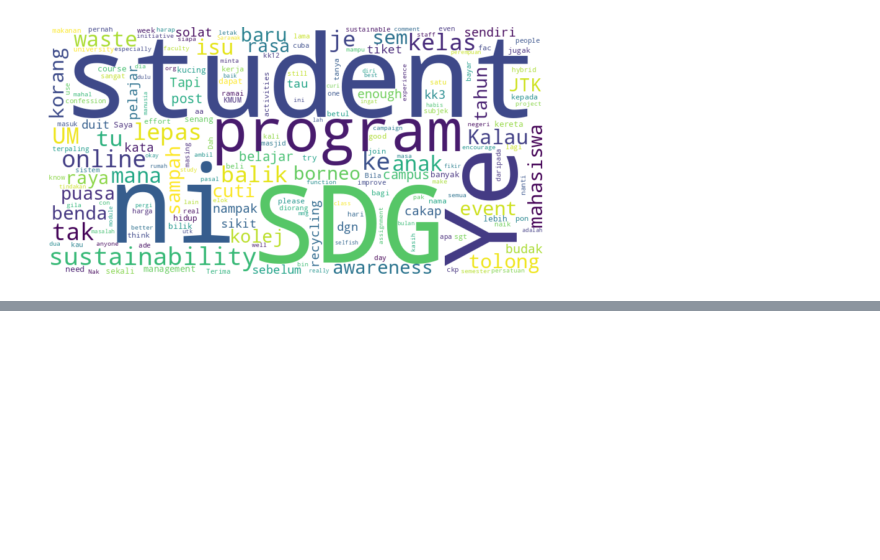
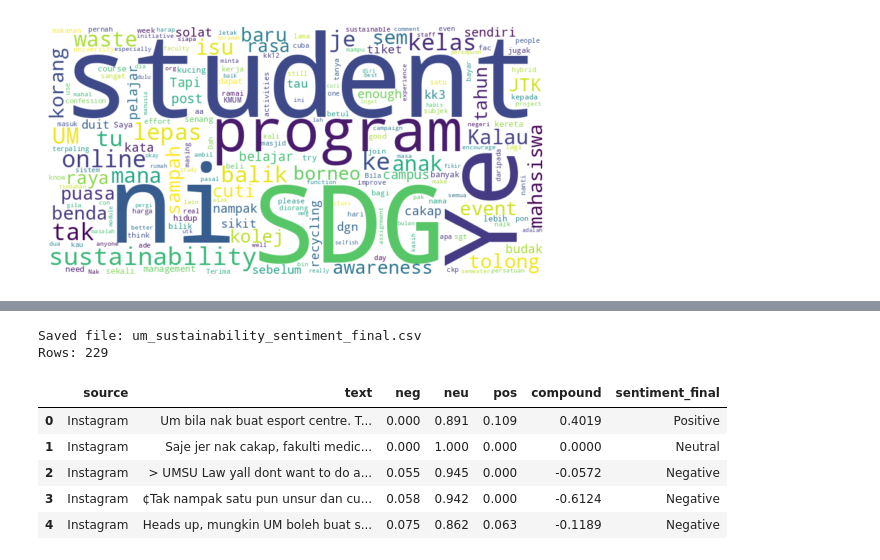
Before and after one commit to hannaharham/Sentiment-Analysis-SDG-UM, a Jupyter notebook: FYP.ipynb, the cells around one changed output, grey strips where cells are left out. Drawn from its saved outputs; the diff is of its cells as text; code cells hidden in the pictures; blank space fills up the shorter version.

```diff
--- a/FYP.ipynb
+++ b/FYP.ipynb
@@ -565,0 +755,36 @@ plt.show()
+# %%
+
+final_cols = [
+    "source",
+    TEXT_COL,
+    "neg",
+    "neu",
+    "pos",
+    "compound",
+    "sentiment_final"
+]
+
+final_df = df[final_cols].copy()
+
+# Rename text column nicely (optional but recommended)
+final_df = final_df.rename(columns={TEXT_COL: "text"})
+
+# Save to CSV
+final_df.to_csv(
+    "um_sustainability_sentiment_final.csv",
+    index=False,
+    encoding="utf-8"
+)
+
+print("Saved file: um_sustainability_sentiment_final.csv")
+print("Rows:", len(final_df))
+display(final_df.head())
+# %% [output]
+Saved file: um_sustainability_sentiment_final.csv
+Rows: 229
+|  | source | text | neg | neu | pos | compound | sentiment_final |
+| 0 | Instagram | Um bila nak buat esport centre. T... | 0.000 | 0.891 | 0.109 | 0.4019 | Positive |
+| 1 | Instagram | Saje jer nak cakap, fakulti medic... | 0.000 | 1.000 | 0.000 | 0.0000 | Neutral |
+| 2 | Instagram | > UMSU Law yall dont want to do a... | 0.055 | 0.945 | 0.000 | -0.0572 | Negative |
+| 3 | Instagram | ¢Tak nampak satu pun unsur dan cu... | 0.058 | 0.942 | 0.000 | -0.6124 | Negative |
+| 4 | Instagram | Heads up, mungkin UM boleh buat s... | 0.075 | 0.862 | 0.063 | -0.1189 | Negative |
```
Also changed, not shown: parts of 9 cells of this notebook.
